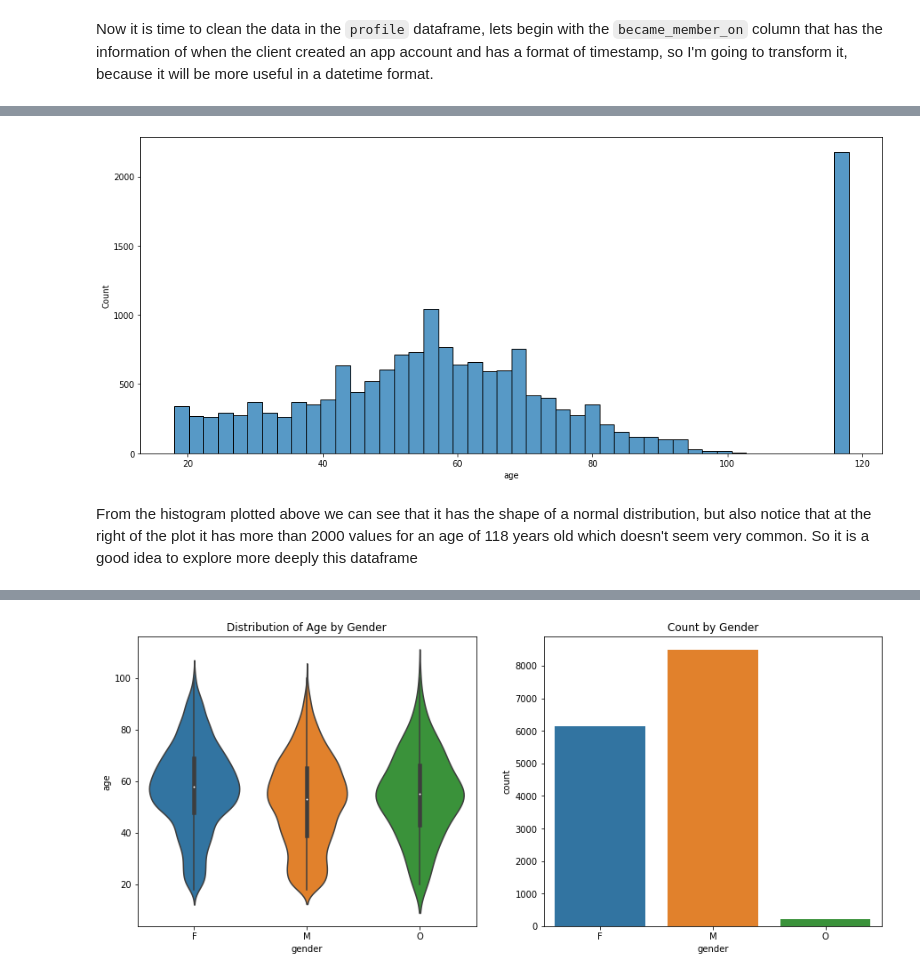
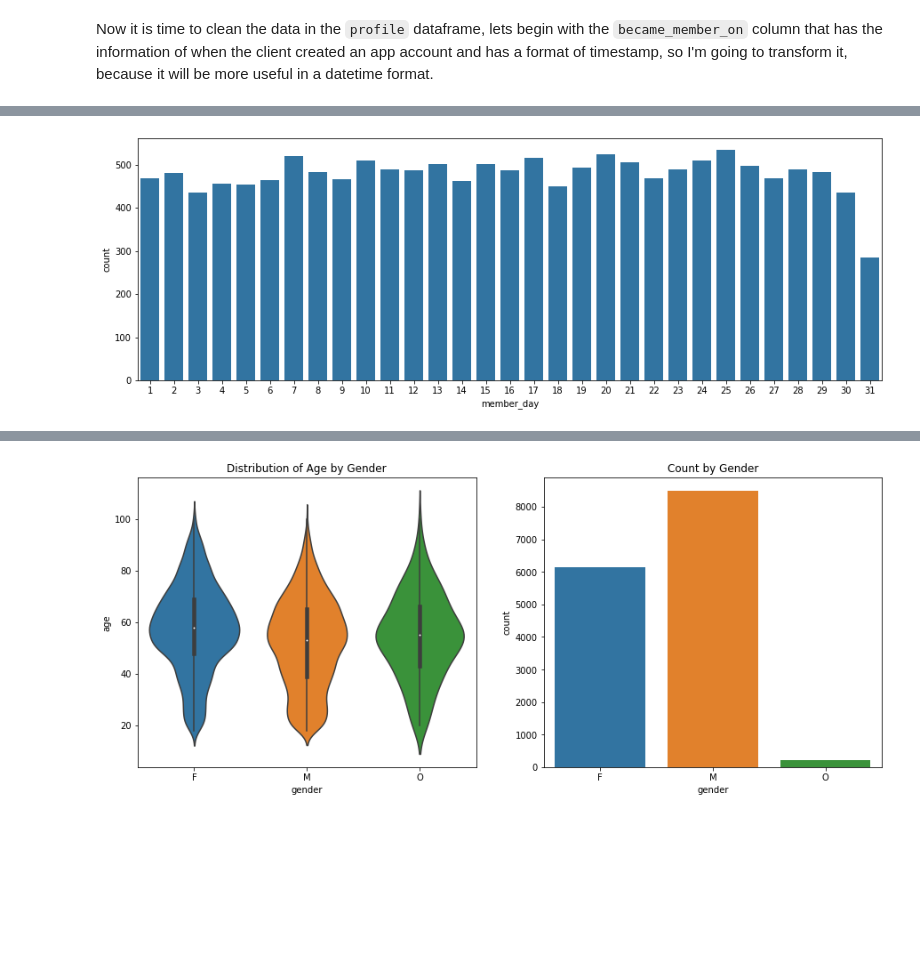
Before and after one commit to Haroldg94/Udacity-Machine-Learning-Engineer-Nanodegree, a Jupyter notebook: Capstone_project.ipynb, the cells around one changed output, grey strips where cells are left out. Drawn from its saved outputs; the diff is of its cells as text; code cells hidden in the pictures; blank space fills up the shorter version.

Commit message:
Analysis of the became_member_on feature

```diff
--- a/Capstone_project.ipynb
+++ b/Capstone_project.ipynb
@@ -56,8 +135,7 @@ profile.head()
 # %%
-plt.figure(figsize=(16,7))
-sns.histplot(data = profile, x = 'age')
+plt.figure(figsize = (15,5))
+sns.countplot(data = profile, x = 'member_day', color = 'tab:blue')
+plt.title('')
 plt.show()
 # %% [output]
-[figure, old version]
+[figure, new version]
-# %% [markdown]
-From the histogram plotted above we can see that it has the shape of a normal distribution, but also notice that at the right of the plot it has more than 2000 values for an age of 118 years old which doesn't seem very common. So it is a good idea to explore more deeply this dataframe
```
Also changed, not shown: parts of 21 cells of this notebook.
